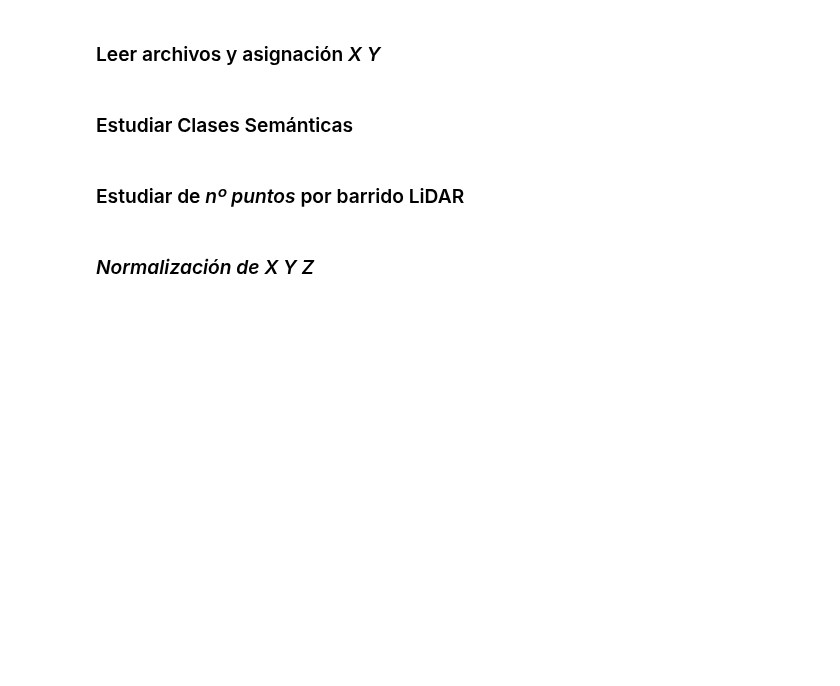
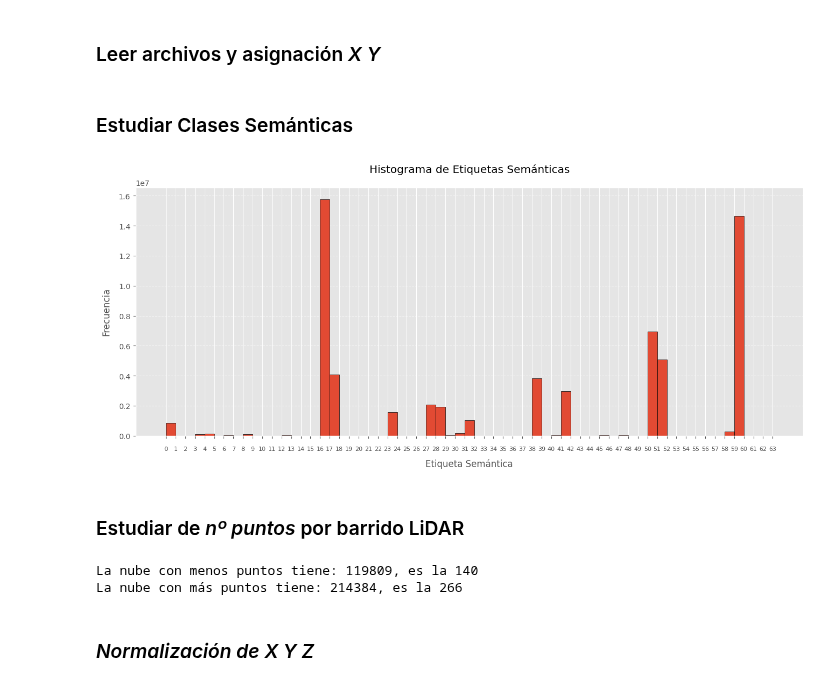
Before and after one commit to RoboticsLabURJC/2024-tfg-felix-martinez, a Jupyter notebook: segmentation/utils/Processing_data.ipynb, the cells around one changed output. Drawn from its saved outputs; the diff is of its cells as text; code cells hidden in the pictures; blank space fills up the shorter version.

```diff
--- a/segmentation/utils/Processing_data.ipynb
+++ b/segmentation/utils/Processing_data.ipynb
@@ -116,34 +116,36 @@ del df_point_cloud # optimizar memoria
 # %%
 Y_concat = pd.concat(Y)
 
 # df_list_labels
 
 from matplotlib.ticker import FuncFormatter
 
 # Crear el histograma
 plt.figure(figsize=(16, 6))
-plt.style.use('ggplot')
+#plt.style.use('ggplot')
 plt.hist(Y_concat['sem_label'],
          bins=np.arange(Y_concat['sem_label'].min(), Y_concat['sem_label'].max() + 2),
          edgecolor='k',
          alpha=1,
          align='mid')
 
 # Personalización del gráfico
 plt.title("Histograma de Etiquetas Semánticas", pad=20)
 plt.xlabel("Etiqueta Semántica", labelpad=10)
 plt.ylabel("Frecuencia", labelpad=10)
 plt.grid(axis='y', linestyle='--', alpha=0.7)
 
 # Configurar las marcas del eje X en incrementos de 1
 x_ticks = np.arange(Y_concat['sem_label'].min(), Y_concat['sem_label'].max() + 2, 1)
 plt.xticks(x_ticks, fontsize=8)
 
 # Ajustar padding de los x_ticks
 plt.gca().tick_params(axis='x', pad=10)  # Aumenta el espacio entre los ticks y el eje
 
 # Mostrar el gráfico
 plt.show()
+# %% [output]
+[figure, added]
 # %% [markdown]
 ### Estudiar de _nº puntos_ por barrido LiDAR
 # %%
@@ -163,9 +165,16 @@ for file in os.listdir(point_clouds_path):
 n_points_X = np.array(n_points_X)
 
 MIN_POINTS_X = n_points_X[n_points_X.argmin()]
-nube = n_points_X.argmin()
+nube_min = n_points_X.argmin()
 
-print(f"La nube con menos puntos tiene: {MIN_POINTS_X}, es la {nube}")
+MAX_POINTS_X = n_points_X[n_points_X.argmax()]
+nube_max = n_points_X.argmax()
+
+print(f"La nube con menos puntos tiene: {MIN_POINTS_X}, es la {nube_min}")
+print(f"La nube con más puntos tiene: {MAX_POINTS_X}, es la {nube_max}")
+# %% [output]
+La nube con menos puntos tiene: 119809, es la 140
+La nube con más puntos tiene: 214384, es la 266
 # %% [markdown]
 ### _Normalización de X Y Z_
 # %%
```
Also changed, not shown: parts of 2 cells of this notebook, 7 other files.
